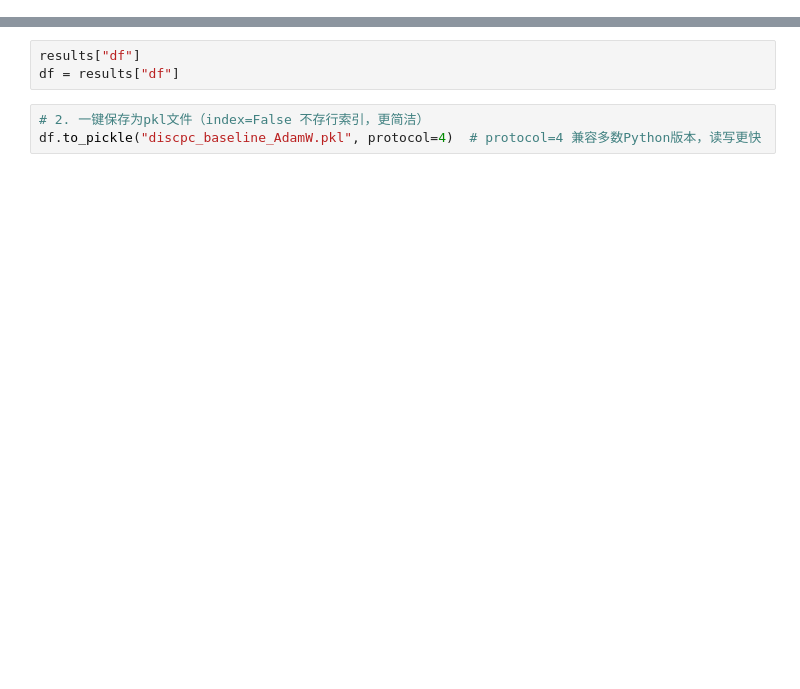
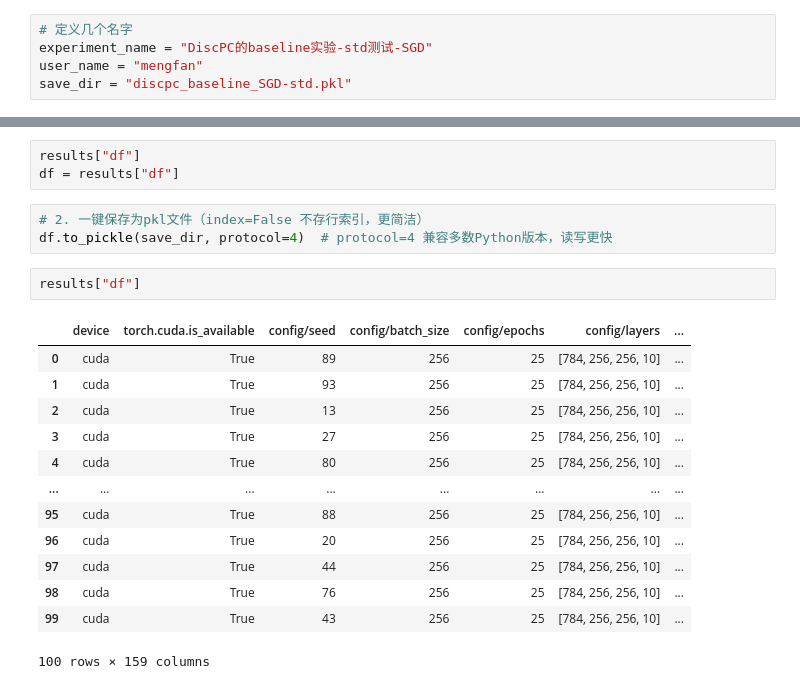
Before and after one commit to ManYmf/BiPCN, a Jupyter notebook: DiscPC_Baseline/use_cluster.ipynb, the cells around one changed output, grey strips where cells are left out. Cells and saved outputs as stored; diff of their text form; blank space fills up the shorter version.

Commit message:
DiscPC工作基本完成

```diff
--- a/DiscPC_Baseline/use_cluster.ipynb
+++ b/DiscPC_Baseline/use_cluster.ipynb
@@ -1 +1,6 @@
+# %%
+# 定义几个名字
+experiment_name = "DiscPC的baseline实验-std测试-SGD"
+user_name = "mengfan"
+save_dir = "discpc_baseline_SGD-std.pkl"
 # %%
@@ -42,4 +107,20 @@ results["df"]
 df = results["df"]
 # %%
 # 2. 一键保存为pkl文件（index=False 不存行索引，更简洁）
-df.to_pickle("discpc_baseline_AdamW.pkl", protocol=4)  # protocol=4 兼容多数Python版本，读写更快
+df.to_pickle(save_dir, protocol=4)  # protocol=4 兼容多数Python版本，读写更快
+# %%
+results["df"]
+# %% [output]
+|  | device | torch.cuda.is_available | config/seed | config/batch_size | config/epochs | config/layers | ... |
+| 0 | cuda | True | 89 | 256 | 25 | [784, 256, 256, 10] | ... |
+| 1 | cuda | True | 93 | 256 | 25 | [784, 256, 256, 10] | ... |
+| 2 | cuda | True | 13 | 256 | 25 | [784, 256, 256, 10] | ... |
+| 3 | cuda | True | 27 | 256 | 25 | [784, 256, 256, 10] | ... |
+| 4 | cuda | True | 80 | 256 | 25 | [784, 256, 256, 10] | ... |
+| ... | ... | ... | ... | ... | ... | ... | ... |
+| 95 | cuda | True | 88 | 256 | 25 | [784, 256, 256, 10] | ... |
+| 96 | cuda | True | 20 | 256 | 25 | [784, 256, 256, 10] | ... |
+| 97 | cuda | True | 44 | 256 | 25 | [784, 256, 256, 10] | ... |
+| 98 | cuda | True | 76 | 256 | 25 | [784, 256, 256, 10] | ... |
+| 99 | cuda | True | 43 | 256 | 25 | [784, 256, 256, 10] | ... |
+100 rows × 159 columns
```
Also changed, not shown: parts of 1 cell of this notebook, 10 other files.
